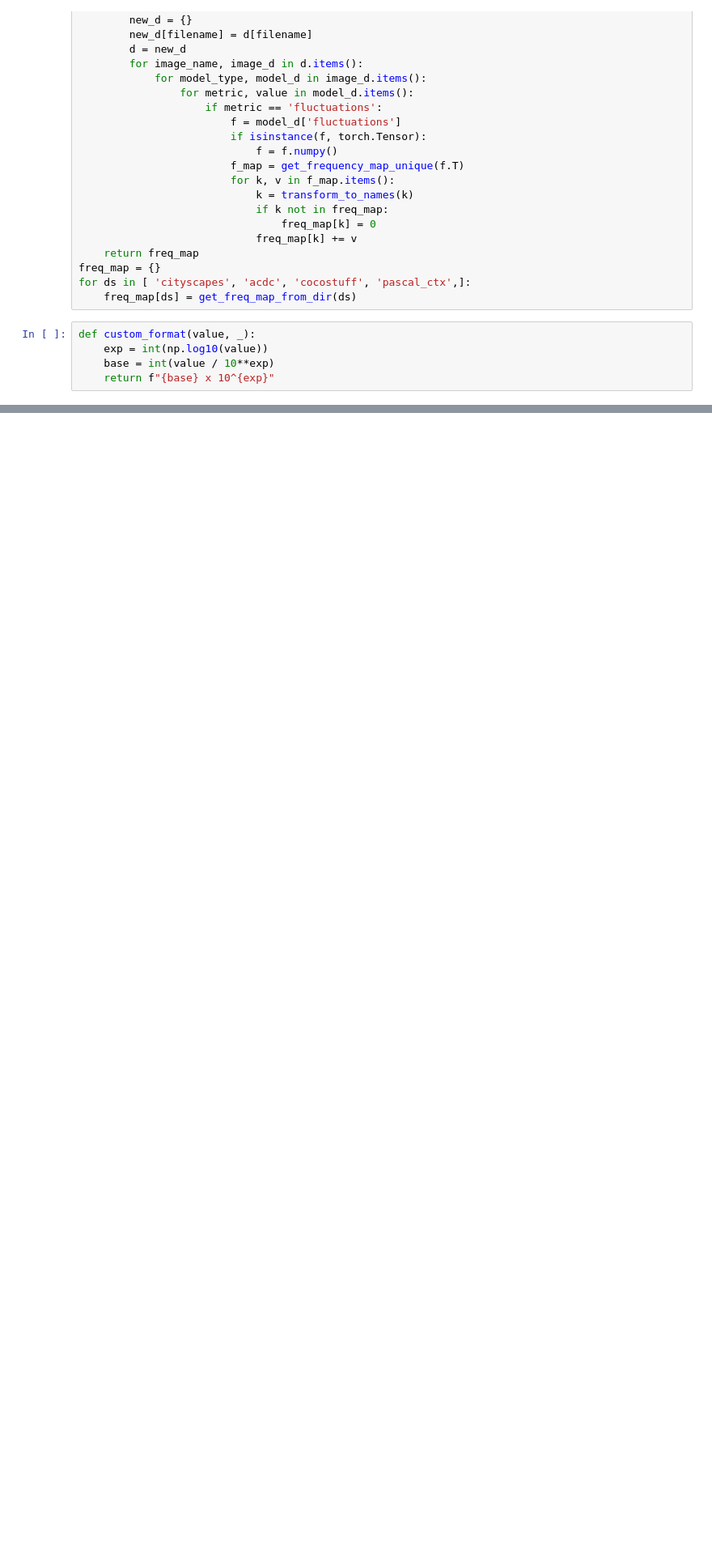
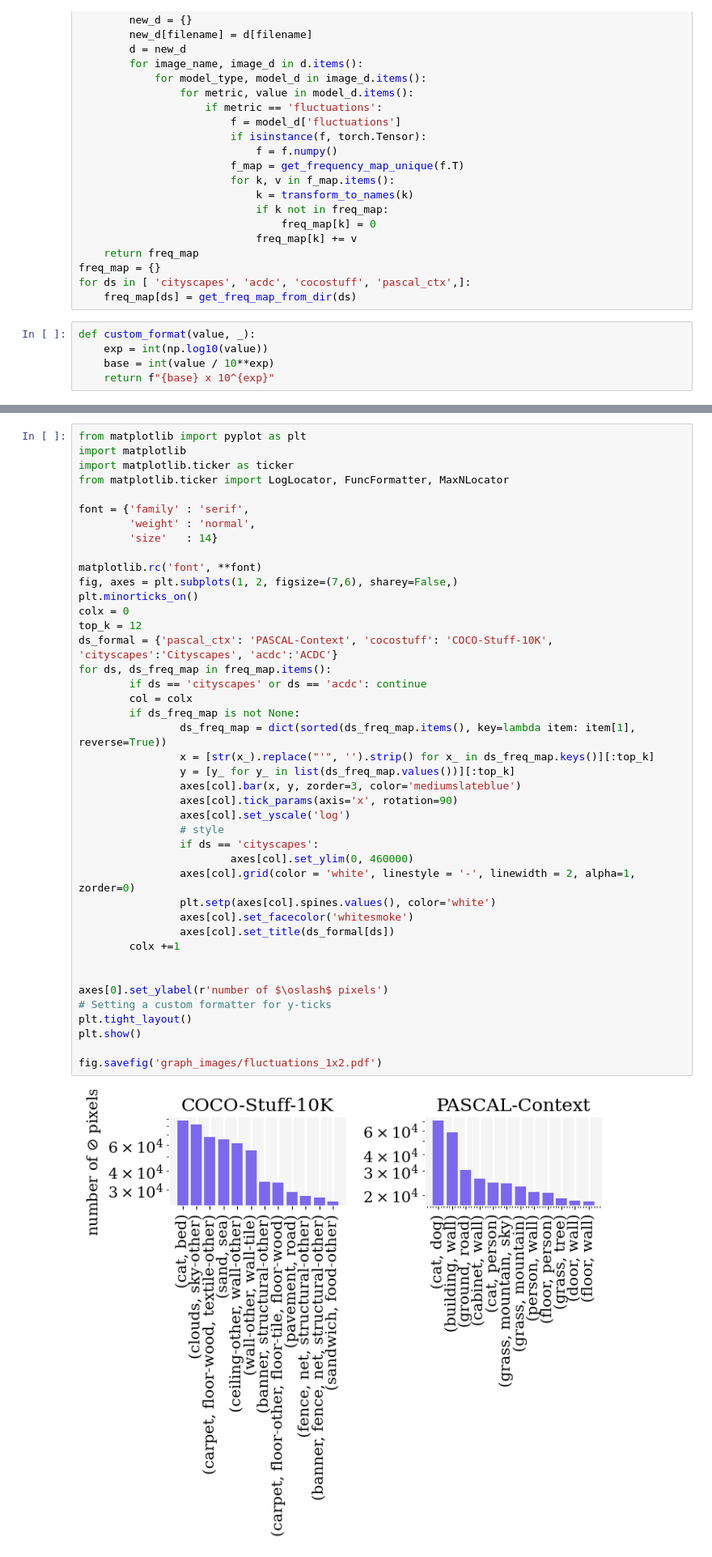
Before and after one commit to AlaaAnani/adaptive-certify, a Jupyter notebook: experiments/fluctuations.ipynb, the cells around one changed output, grey strips where cells are left out. Shown at 81% size. Saved outputs shown, nothing was run; the diff lists cells and outputs as text; blank space fills up the shorter version.

```diff
--- a/experiments/fluctuations.ipynb
+++ b/experiments/fluctuations.ipynb
@@ -104,0 +107,44 @@ fig.savefig('graph_images/fluctuations.pdf')
+# %%
+from matplotlib import pyplot as plt
+import matplotlib
+import matplotlib.ticker as ticker
+from matplotlib.ticker import LogLocator, FuncFormatter, MaxNLocator
+
+font = {'family' : 'serif',
+        'weight' : 'normal',
+        'size'   : 14}
+
+matplotlib.rc('font', **font)
+fig, axes = plt.subplots(1, 2, figsize=(7,6), sharey=False,)
+plt.minorticks_on()
+colx = 0
+top_k = 12
+ds_formal = {'pascal_ctx': 'PASCAL-Context', 'cocostuff': 'COCO-Stuff-10K', 'cityscapes':'Cityscapes', 'acdc':'ACDC'}
+for ds, ds_freq_map in freq_map.items():
+        if ds == 'cityscapes' or ds == 'acdc': continue
+        col = colx
+        if ds_freq_map is not None:
+                ds_freq_map = dict(sorted(ds_freq_map.items(), key=lambda item: item[1], reverse=True))
+                x = [str(x_).replace("'", '').strip() for x_ in ds_freq_map.keys()][:top_k]
+                y = [y_ for y_ in list(ds_freq_map.values())][:top_k]
+                axes[col].bar(x, y, zorder=3, color='mediumslateblue')
+                axes[col].tick_params(axis='x', rotation=90)
+                axes[col].set_yscale('log')
+                # style
+                if ds == 'cityscapes':
+                        axes[col].set_ylim(0, 460000)
+                axes[col].grid(color = 'white', linestyle = '-', linewidth = 2, alpha=1, zorder=0)
+                plt.setp(axes[col].spines.values(), color='white')
+                axes[col].set_facecolor('whitesmoke')
+                axes[col].set_title(ds_formal[ds])
+        colx +=1
+
+
+axes[0].set_ylabel(r'number of $\oslash$ pixels')
+# Setting a custom formatter for y-ticks
+plt.tight_layout()
+plt.show()
+
+fig.savefig('graph_images/fluctuations_1x2.pdf')
+# %% [output]
+[figure, added]
```
Also changed, not shown: parts of 2 cells of this notebook, 6 other files.
